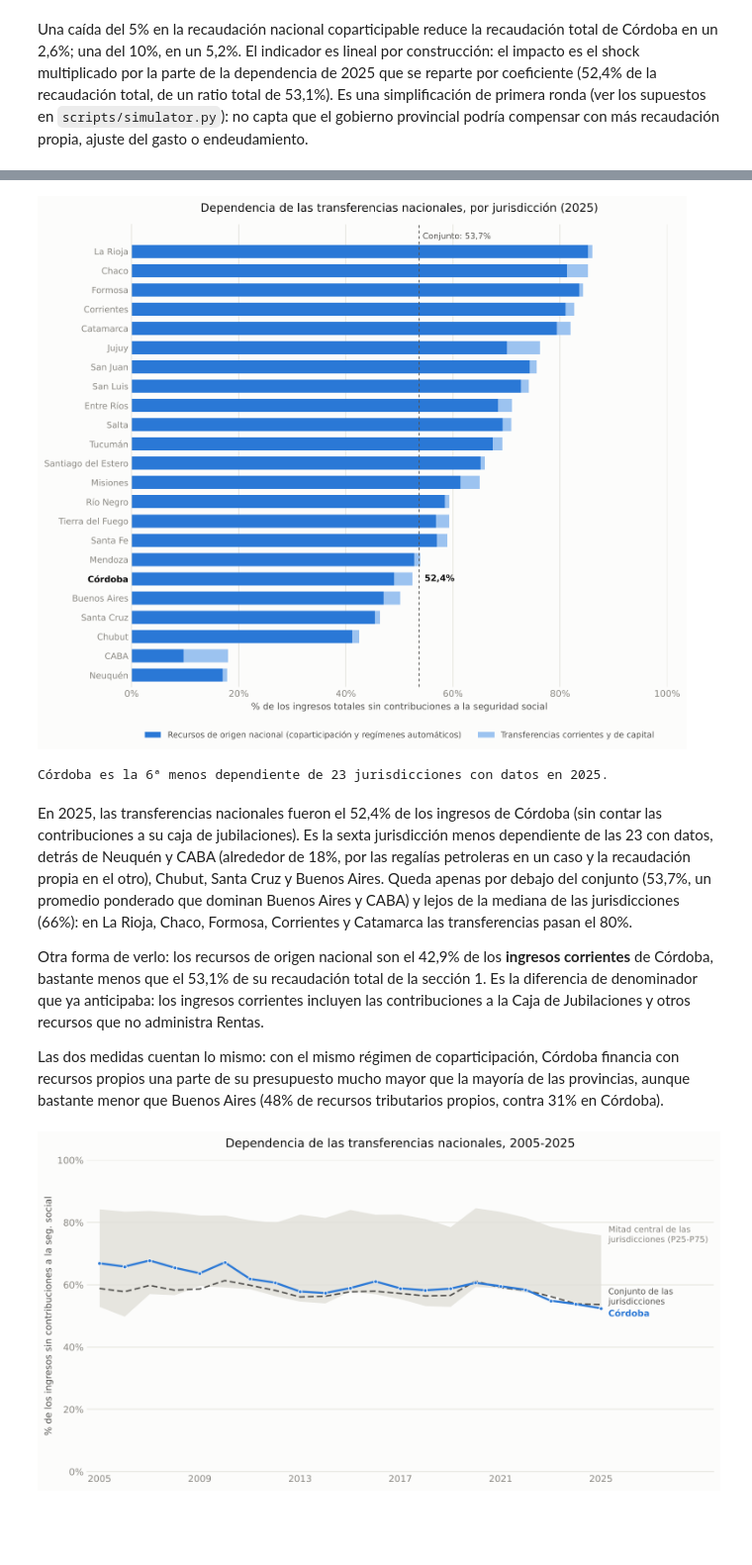
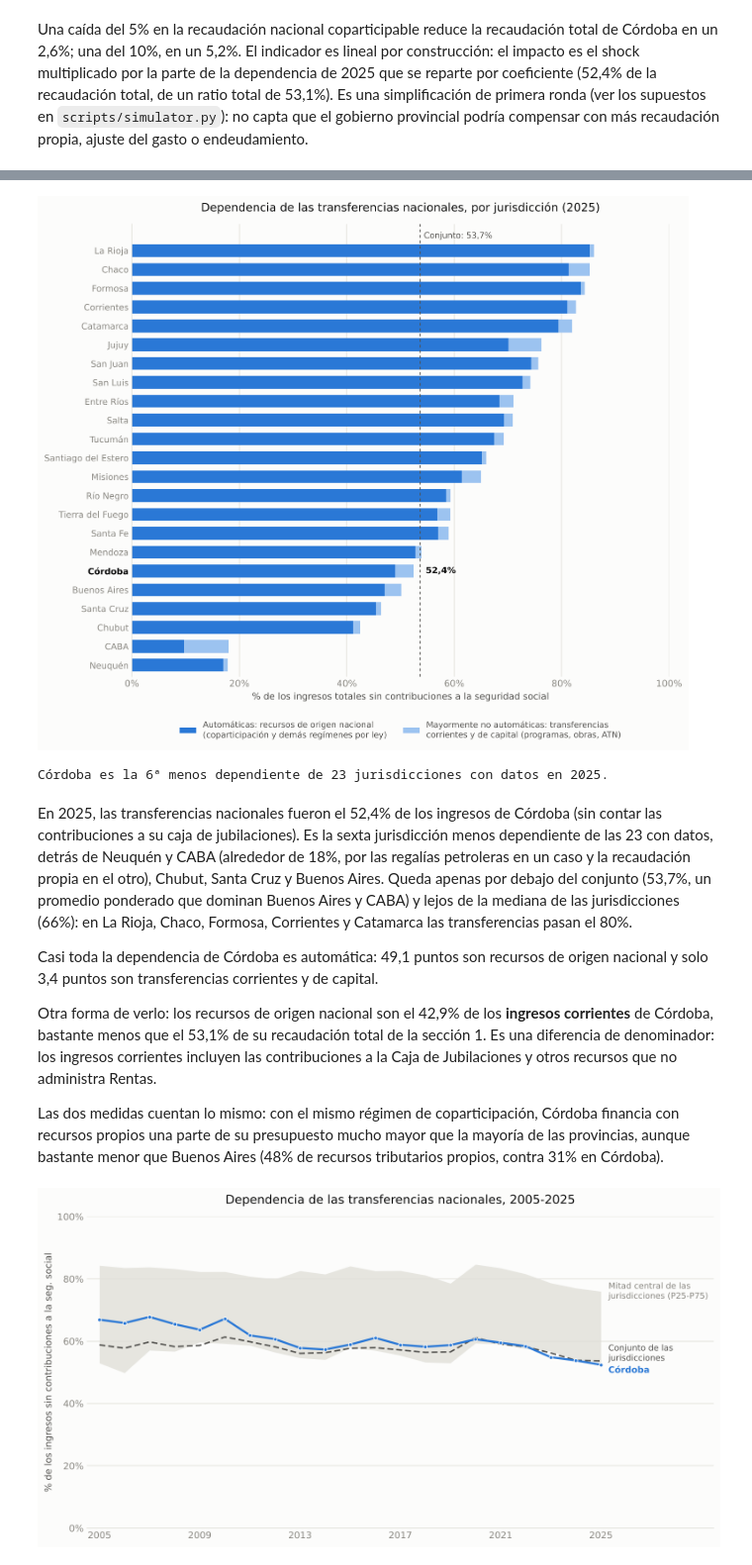
Before and after one commit to llorenzomagnano-sys/analisis-de-la-coparticipacion-federal-con-foco-en-cordoba, a Jupyter notebook: notebooks/04_dependencia_fiscal_cordoba.ipynb, the cells around one changed output, grey strips where cells are left out. Shown at 99% size. Cells and saved outputs as stored; diff of their text form; code cells hidden in the pictures; blank space fills up the shorter version.

```diff
--- a/notebooks/04_dependencia_fiscal_cordoba.ipynb
+++ b/notebooks/04_dependencia_fiscal_cordoba.ipynb
@@ -145,27 +173,27 @@ COLOR_INGRESOS = "#eb6834"
 fig, ax = plt.subplots(figsize=(10, 5.5), dpi=150)
 
 ax.plot(
-    df["anio"], df["recursos_propios_real_base2016_pesos"] / 1e6,
+    df["anio"], df["recursos_propios_real_pesos_2025"] / 1e9,
     color=COLOR_INGRESOS, linewidth=2.2, marker="o", markersize=6,
     markerfacecolor=COLOR_INGRESOS, markeredgecolor=SURFACE, markeredgewidth=1,
     label="Recaudación propia (recursos de origen provincial)",
 )
 ax.plot(
-    df["anio"], df["coparticipacion_real_base2016_pesos"] / 1e6,
+    df["anio"], df["coparticipacion_real_pesos_2025"] / 1e9,
     color=COLOR_RATIO, linewidth=2.2, marker="o", markersize=6,
     markerfacecolor=COLOR_RATIO, markeredgecolor=SURFACE, markeredgewidth=1,
     label="Coparticipación recibida",
 )
 
 ax.set_title(
-    "Recaudación propia y coparticipación de Córdoba, en pesos constantes (base 2016)",
+    "Recaudación propia y coparticipación de Córdoba, en pesos de 2025",
     fontsize=12.5, color=INK_PRIMARY, pad=14,
 )
-ax.set_ylabel("Millones de pesos constantes (base 2016)", fontsize=10)
+ax.set_ylabel("Miles de millones de pesos de 2025", fontsize=10)
 ax.set_xlabel("")
 ax.xaxis.set_major_locator(mticker.MultipleLocator(1))
 ax.yaxis.set_major_formatter(mticker.FuncFormatter(lambda x, _: f"{x:,.0f}".replace(",", ".")))
-ax.set_ylim(0, df[["recursos_propios_real_base2016_pesos", "coparticipacion_real_base2016_pesos"]].max().max() / 1e6 * 1.2)
+ax.set_ylim(0, df[["recursos_propios_real_pesos_2025", "coparticipacion_real_pesos_2025"]].max().max() / 1e9 * 1.2)
 ax.grid(axis="y", color=GRID_COLOR, linewidth=0.8)
 ax.set_axisbelow(True)
 for spine in ["top", "right", "left"]:
@@ -292,9 +338,9 @@ conjunto = agregado_por_anio(prov)
 COLOR_OTRAS = "#9cc3f0"
 fig, ax = plt.subplots(figsize=(10, 8.5), dpi=150)
 ax.barh(corte.index, corte["ron"] * 100, color=COLOR_RATIO, height=0.68,
-        label="Recursos de origen nacional (coparticipación y regímenes automáticos)")
+        label="Automáticas: recursos de origen nacional\n(coparticipación y demás regímenes por ley)")
 ax.barh(corte.index, corte["otras"] * 100, left=corte["ron"] * 100, color=COLOR_OTRAS, height=0.68,
-        label="Transferencias corrientes y de capital")
+        label="Mayormente no automáticas: transferencias\ncorrientes y de capital (programas, obras, ATN)")
 total_conjunto = conjunto.loc[ultimo, "transferencias_nacionales_sobre_ingresos"] * 100
 ax.axvline(total_conjunto, color=INK_SECONDARY, linewidth=1, linestyle=(0, (3, 3)))
 ax.annotate(f"Conjunto: {total_conjunto:.1f}%".replace(".", ","), (total_conjunto, len(corte) - 0.45),
@@ -308,34 +354,34 @@ for i, (provincia, fila) in enumerate(corte.iterrows()):
                     color=INK_PRIMARY, fontweight="bold")
 for etiqueta in ax.get_yticklabels():
     if etiqueta.get_text() == "Córdoba":
         etiqueta.set_fontweight("bold")
         etiqueta.set_color(INK_PRIMARY)
 
 ax.set_title(f"Dependencia de las transferencias nacionales, por jurisdicción ({ultimo})",
              fontsize=12.5, color=INK_PRIMARY, pad=14)
 ax.set_xlabel("% de los ingresos totales sin contribuciones a la seguridad social", fontsize=10)
 ax.set_xlim(0, 100)
 ax.set_ylim(-0.6, len(corte) + 0.4)
 ax.xaxis.set_major_formatter(mticker.FuncFormatter(lambda x, _: f"{x:.0f}%"))
 ax.grid(axis="x", color=GRID_COLOR, linewidth=0.8)
 ax.set_axisbelow(True)
 for spine in ["top", "right", "bottom"]:
     ax.spines[spine].set_visible(False)
 ax.spines["left"].set_color(GRID_COLOR)
 ax.tick_params(axis="both", length=0)
 ax.tick_params(axis="y", labelsize=9.5)
 legend = ax.legend(frameon=False, loc="upper center", bbox_to_anchor=(0.5, -0.08), ncol=2, fontsize=9)
 for text in legend.get_texts():
     text.set_color(INK_SECONDARY)
 
 fig.tight_layout()
 fig.savefig(FIGURES_DIR / "dependencia_provincias_2025.png", dpi=300, facecolor=SURFACE)
 plt.show()
 
 posicion = int(corte.index.get_loc("Córdoba")) + 1
 print(f"Córdoba es la {posicion}ª menos dependiente de {len(corte)} jurisdicciones con datos en {ultimo}.")
 # %% [output]
-[figure, old version]
+[figure, new version]
 Córdoba es la 6ª menos dependiente de 23 jurisdicciones con datos en 2025.
 # %% [markdown]
 En 2025, las transferencias nacionales fueron el 52,4% de los ingresos de Córdoba (sin
@@ -346,11 +392,13 @@ Buenos Aires. Queda apenas por debajo del conjunto (53,7%, un promedio ponderado
 dominan Buenos Aires y CABA) y lejos de la mediana de las jurisdicciones (66%): en La
 Rioja, Chaco, Formosa, Corrientes y Catamarca las transferencias pasan el 80%.
 
+Casi toda la dependencia de Córdoba es automática: 49,1 puntos son recursos de origen
+nacional y solo 3,4 puntos son transferencias corrientes y de capital.
+
 Otra forma de verlo: los recursos de origen nacional son el 42,9% de los **ingresos
 corrientes** de Córdoba, bastante menos que el 53,1% de su recaudación total de la
-sección 1. Es la diferencia de denominador que ya anticipaba: los ingresos corrientes
-incluyen las contribuciones a la Caja de Jubilaciones y otros recursos que no administra
-Rentas.
+sección 1. Es una diferencia de denominador: los ingresos corrientes incluyen las
+contribuciones a la Caja de Jubilaciones y otros recursos que no administra Rentas.
 
 Las dos medidas cuentan lo mismo: con el mismo régimen de coparticipación, Córdoba
 financia con recursos propios una parte de su presupuesto mucho mayor que la mayoría de
```
Also changed, not shown: parts of 9 cells of this notebook, 10 other files.
